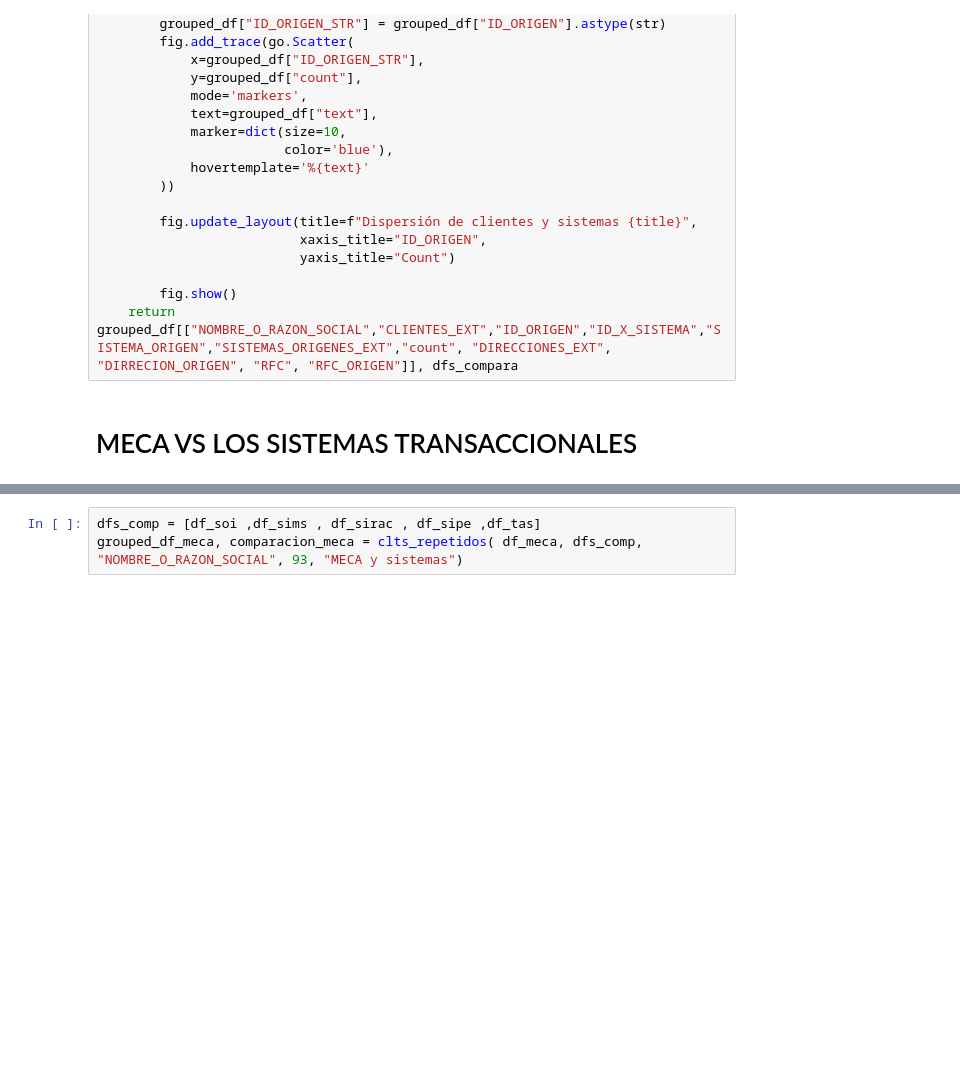
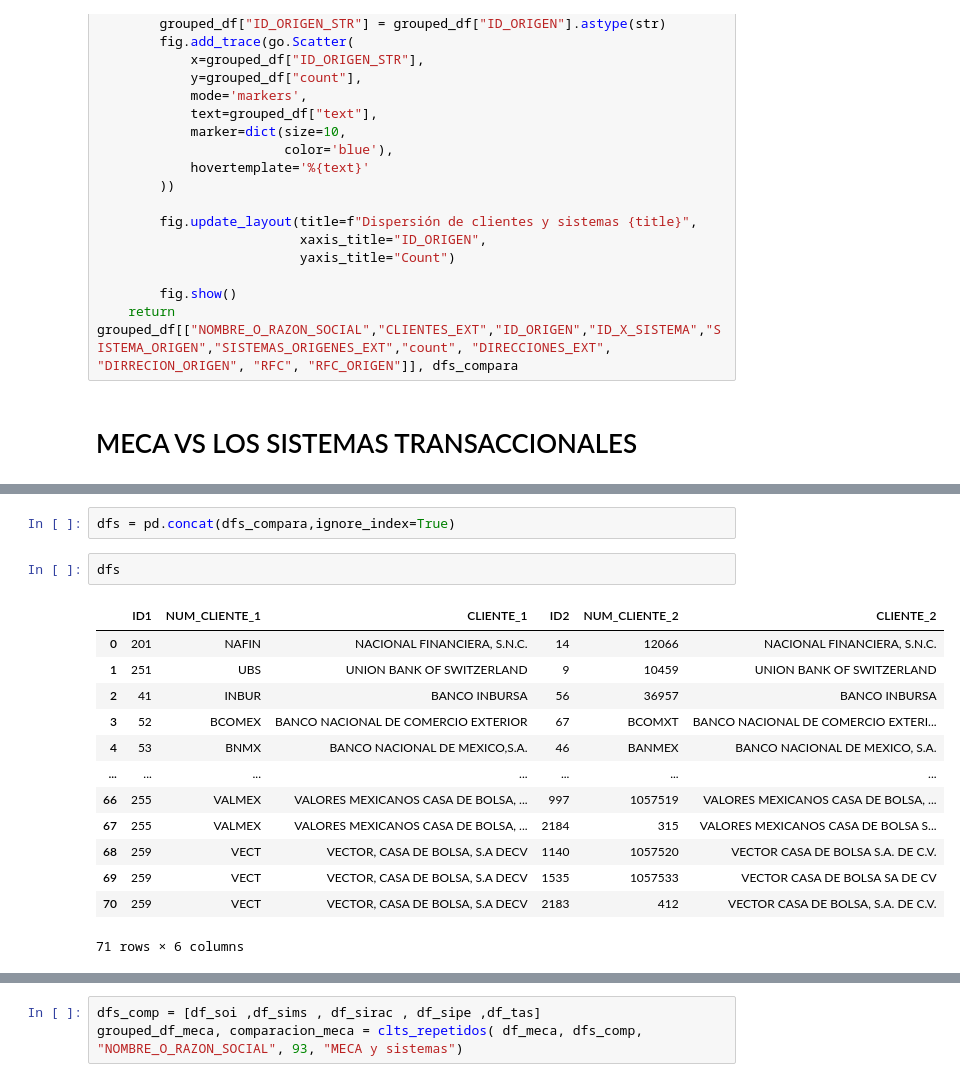
Before and after one commit to Ale1726/clientes_eda, a Jupyter notebook: tab_final.ipynb, the cells around one changed output, grey strips where cells are left out. Drawn from its saved outputs; the diff is of its cells as text; blank space fills up the shorter version.

```diff
--- a/tab_final.ipynb
+++ b/tab_final.ipynb
@@ -228,0 +286,18 @@ def clts_repetidos(df_bus, dfs_comp, nombre_col, umbral_similitud, title):
+# %%
+dfs = pd.concat(dfs_compara,ignore_index=True)
+# %%
+dfs
+# %% [output]
+|  | ID1 | NUM_CLIENTE_1 | CLIENTE_1 | ID2 | NUM_CLIENTE_2 | CLIENTE_2 |
+| 0 | 201 | NAFIN | NACIONAL FINANCIERA, S.N.C. | 14 | 12066 | NACIONAL FINANCIERA, S.N.C. |
+| 1 | 251 | UBS | UNION BANK OF SWITZERLAND | 9 | 10459 | UNION BANK OF SWITZERLAND |
+| 2 | 41 | INBUR | BANCO INBURSA | 56 | 36957 | BANCO INBURSA |
+| 3 | 52 | BCOMEX | BANCO NACIONAL DE COMERCIO EXTERIOR | 67 | BCOMXT | BANCO NACIONAL DE COMERCIO EXTERI... |
+| 4 | 53 | BNMX | BANCO NACIONAL DE MEXICO,S.A. | 46 | BANMEX | BANCO NACIONAL DE MEXICO, S.A. |
+| ... | ... | ... | ... | ... | ... | ... |
+| 66 | 255 | VALMEX | VALORES MEXICANOS CASA DE BOLSA, ... | 997 | 1057519 | VALORES MEXICANOS CASA DE BOLSA, ... |
+| 67 | 255 | VALMEX | VALORES MEXICANOS CASA DE BOLSA, ... | 2184 | 315 | VALORES MEXICANOS CASA DE BOLSA S... |
+| 68 | 259 | VECT | VECTOR, CASA DE BOLSA, S.A DECV | 1140 | 1057520 | VECTOR CASA DE BOLSA S.A. DE C.V. |
+| 69 | 259 | VECT | VECTOR, CASA DE BOLSA, S.A DECV | 1535 | 1057533 | VECTOR CASA DE BOLSA SA DE CV |
+| 70 | 259 | VECT | VECTOR, CASA DE BOLSA, S.A DECV | 2183 | 412 | VECTOR CASA DE BOLSA, S.A. DE C.V. |
+71 rows × 6 columns
```
Also changed, not shown: parts of 32 cells of this notebook, 5 other files.
